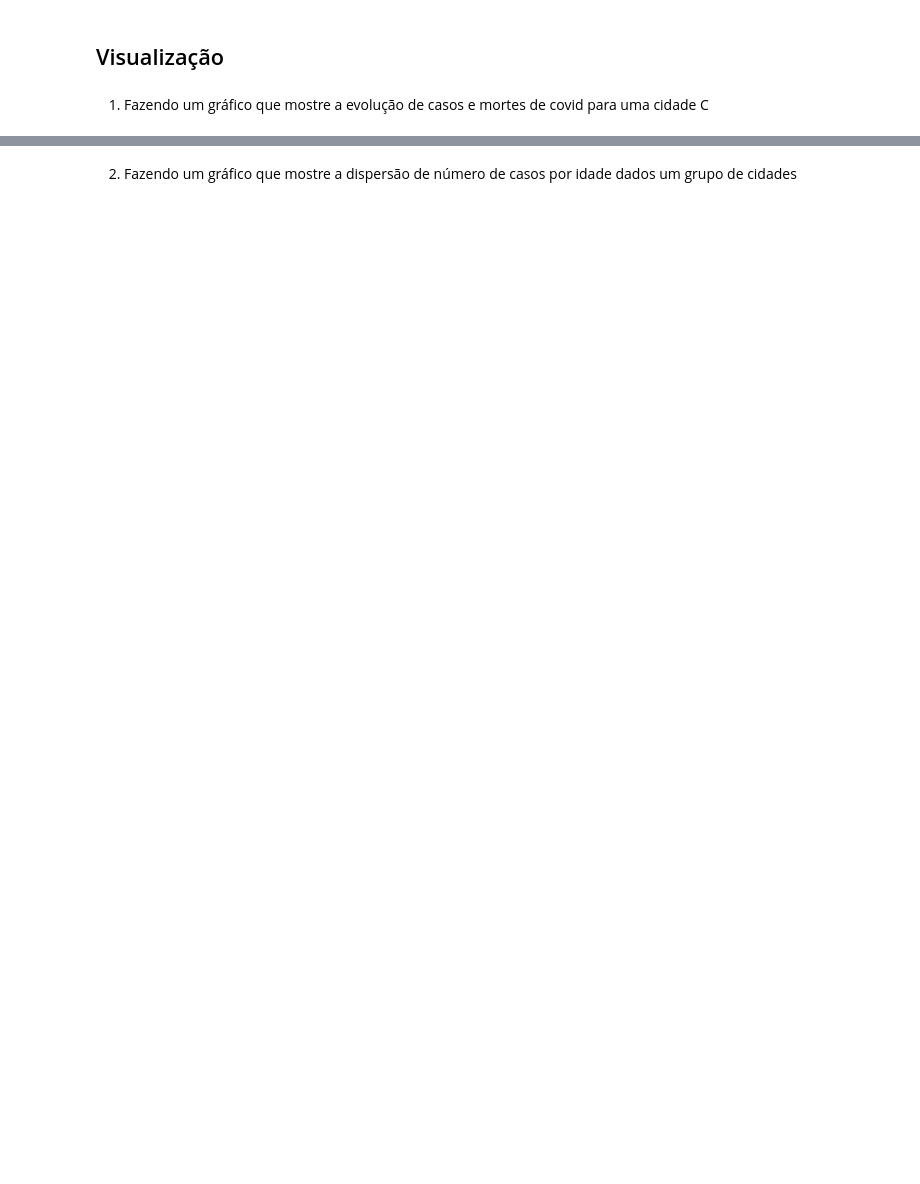
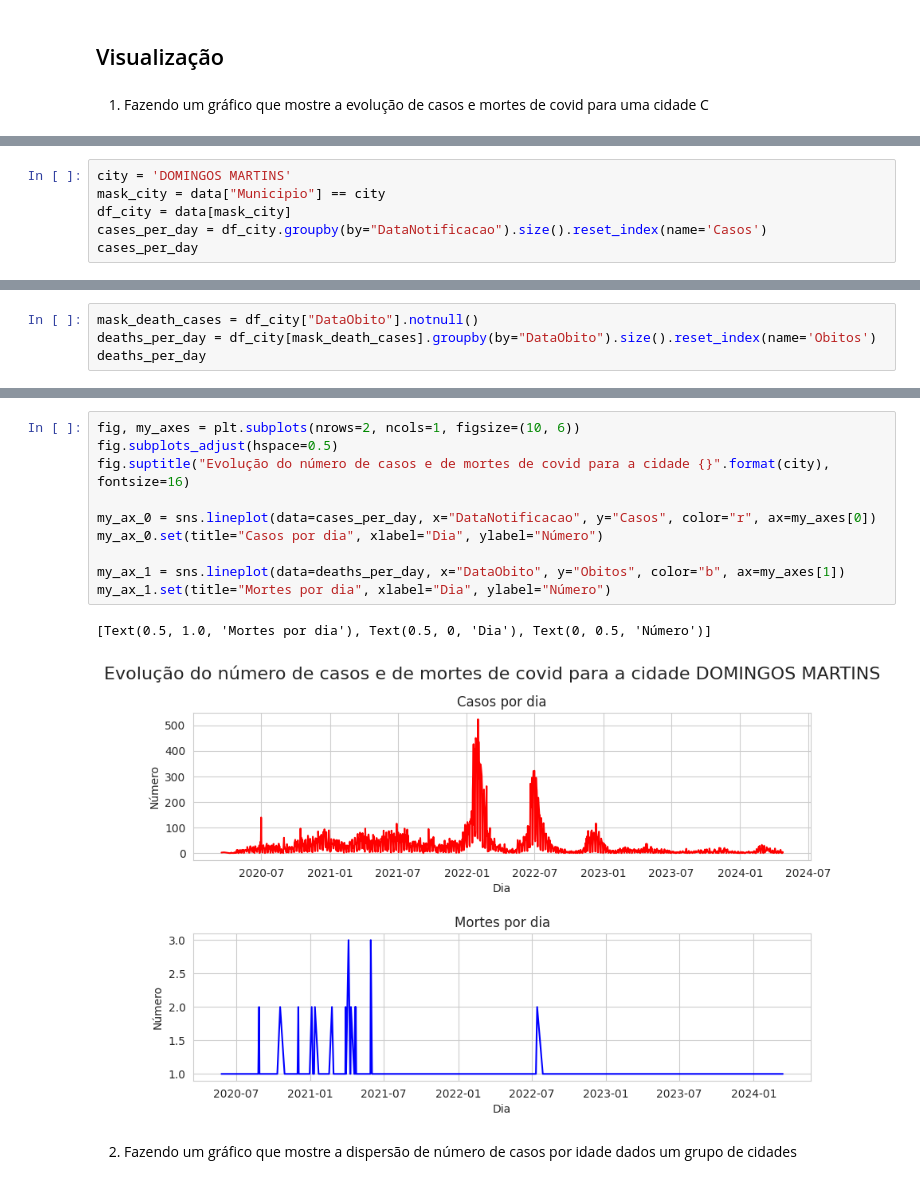
Before and after one commit to ThiagoLahass/Computational-Intelligence-in-Health-with-Python, a Jupyter notebook: Modulo II - Ferramentas/Mini-Projeto-III_COVID-19-no-ES/covid_analisys.ipynb, the cells around one changed output, grey strips where cells are left out. Saved outputs shown, nothing was run; the diff lists cells and outputs as text; blank space fills up the shorter version.

```diff
--- a/Modulo II - Ferramentas/Mini-Projeto-III_COVID-19-no-ES/covid_analisys.ipynb
+++ b/Modulo II - Ferramentas/Mini-Projeto-III_COVID-19-no-ES/covid_analisys.ipynb
@@ -124,0 +315,6 @@ Name: count, dtype: int64
+# %%
+city = 'DOMINGOS MARTINS'
+mask_city = data["Municipio"] == city
+df_city = data[mask_city]
+cases_per_day = df_city.groupby(by="DataNotificacao").size().reset_index(name='Casos')
+cases_per_day
@@ -124,0 +335,4 @@ Name: count, dtype: int64
+# %%
+mask_death_cases = df_city["DataObito"].notnull()
+deaths_per_day = df_city[mask_death_cases].groupby(by="DataObito").size().reset_index(name='Obitos')
+deaths_per_day
@@ -125,2 +353,15 @@ Name: count, dtype: int64
+# %%
+fig, my_axes = plt.subplots(nrows=2, ncols=1, figsize=(10, 6))
+fig.subplots_adjust(hspace=0.5)
+fig.suptitle("Evolução do número de casos e de mortes de covid para a cidade {}".format(city), fontsize=16)
+
+my_ax_0 = sns.lineplot(data=cases_per_day, x="DataNotificacao", y="Casos", color="r", ax=my_axes[0])
+my_ax_0.set(title="Casos por dia", xlabel="Dia", ylabel="Número")
+
+my_ax_1 = sns.lineplot(data=deaths_per_day, x="DataObito", y="Obitos", color="b", ax=my_axes[1])
+my_ax_1.set(title="Mortes por dia", xlabel="Dia", ylabel="Número")
+# %% [output]
+[Text(0.5, 1.0, 'Mortes por dia'), Text(0.5, 0, 'Dia'), Text(0, 0.5, 'Número')]
+[figure, added]
 # %% [markdown]
 2. Fazendo um gráfico que mostre a dispersão de número de casos por idade dados um grupo de cidades
```
Also changed, not shown: parts of 31 cells of this notebook, 2 other files.
